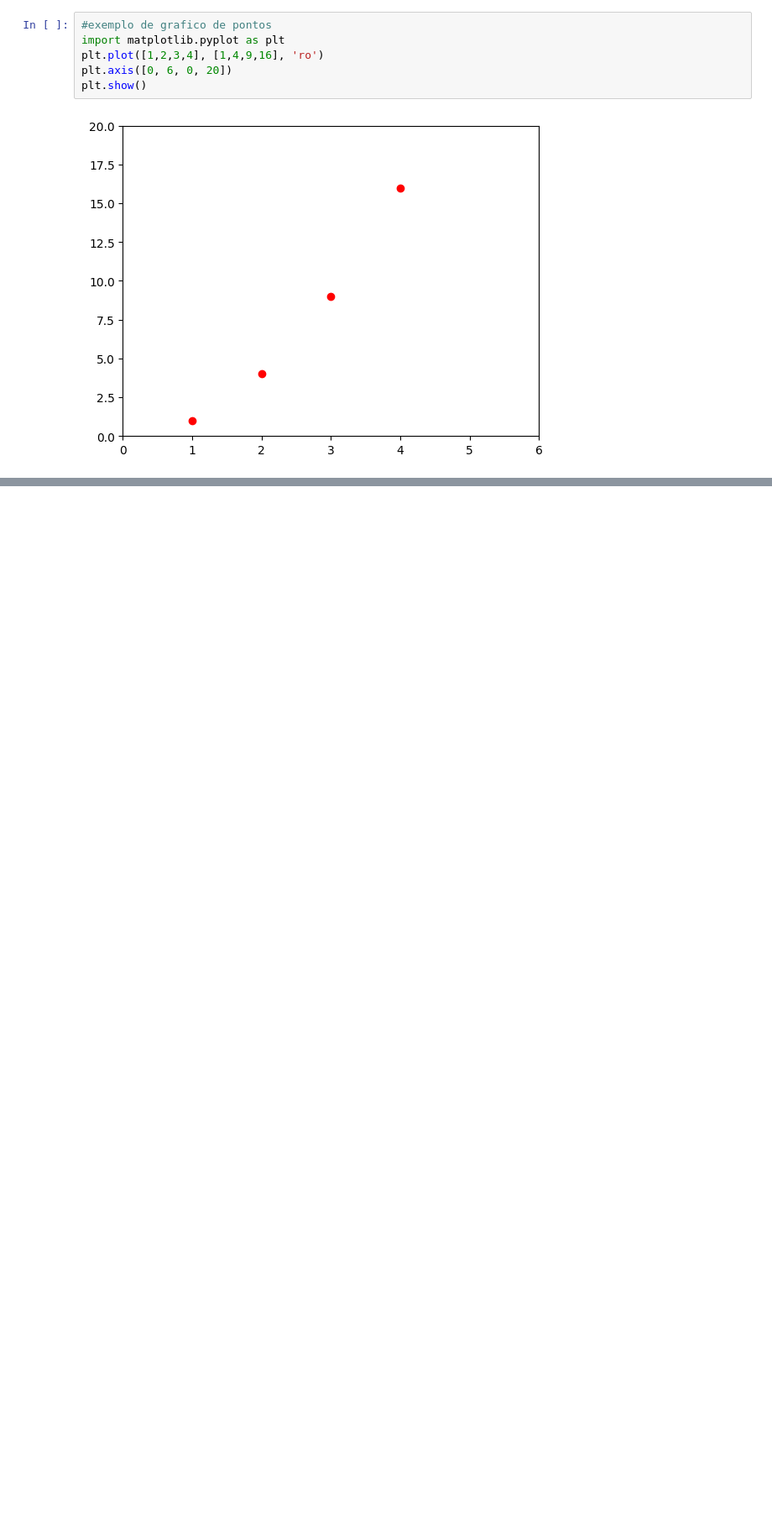
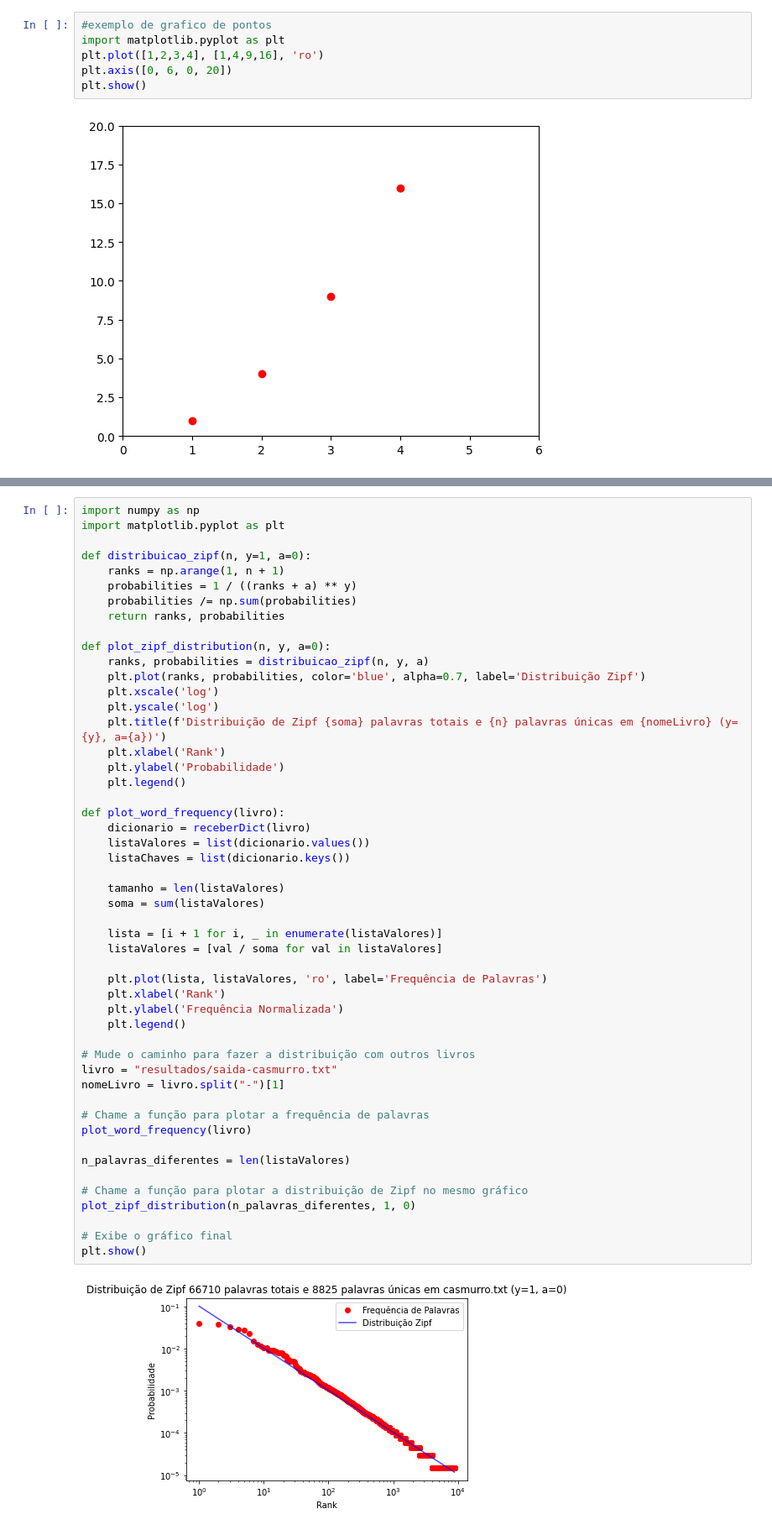
Before and after one commit to victorivis/lei-de-zipf, a Jupyter notebook: rascunhos-sem-proposito.ipynb, the cells around one changed output, grey strips where cells are left out. Shown at 84% size. Drawn from its saved outputs; the diff is of its cells as text; blank space fills up the shorter version.

```diff
--- a/rascunhos-sem-proposito.ipynb
+++ b/rascunhos-sem-proposito.ipynb
@@ -157,0 +296,52 @@ plt.show()
+# %%
+import numpy as np
+import matplotlib.pyplot as plt
+
+def distribuicao_zipf(n, y=1, a=0):
+    ranks = np.arange(1, n + 1)
+    probabilities = 1 / ((ranks + a) ** y)
+    probabilities /= np.sum(probabilities)
+    return ranks, probabilities
+
+def plot_zipf_distribution(n, y, a=0):
+    ranks, probabilities = distribuicao_zipf(n, y, a)
+    plt.plot(ranks, probabilities, color='blue', alpha=0.7, label='Distribuição Zipf')
+    plt.xscale('log')
+    plt.yscale('log')
+    plt.title(f'Distribuição de Zipf {soma} palavras totais e {n} palavras únicas em {nomeLivro} (y={y}, a={a})')
+    plt.xlabel('Rank')
+    plt.ylabel('Probabilidade')
+    plt.legend()
+
+def plot_word_frequency(livro):
+    dicionario = receberDict(livro)
+    listaValores = list(dicionario.values())
+    listaChaves = list(dicionario.keys())
+
+    tamanho = len(listaValores)
+    soma = sum(listaValores)
+
+    lista = [i + 1 for i, _ in enumerate(listaValores)]
+    listaValores = [val / soma for val in listaValores]
+
+    plt.plot(lista, listaValores, 'ro', label='Frequência de Palavras')
+    plt.xlabel('Rank')
+    plt.ylabel('Frequência Normalizada')
+    plt.legend()
+
+# Mude o caminho para fazer a distribuição com outros livros
+livro = "resultados/saida-casmurro.txt"
+nomeLivro = livro.split("-")[1]
+
+# Chame a função para plotar a frequência de palavras
+plot_word_frequency(livro)
+
+n_palavras_diferentes = len(listaValores)
+
+# Chame a função para plotar a distribuição de Zipf no mesmo gráfico
+plot_zipf_distribution(n_palavras_diferentes, 1, 0)
+
+# Exibe o gráfico final
+plt.show()
+# %% [output]
+[figure, added]
```
Also changed, not shown: parts of 3 cells of this notebook, 2 other files.
